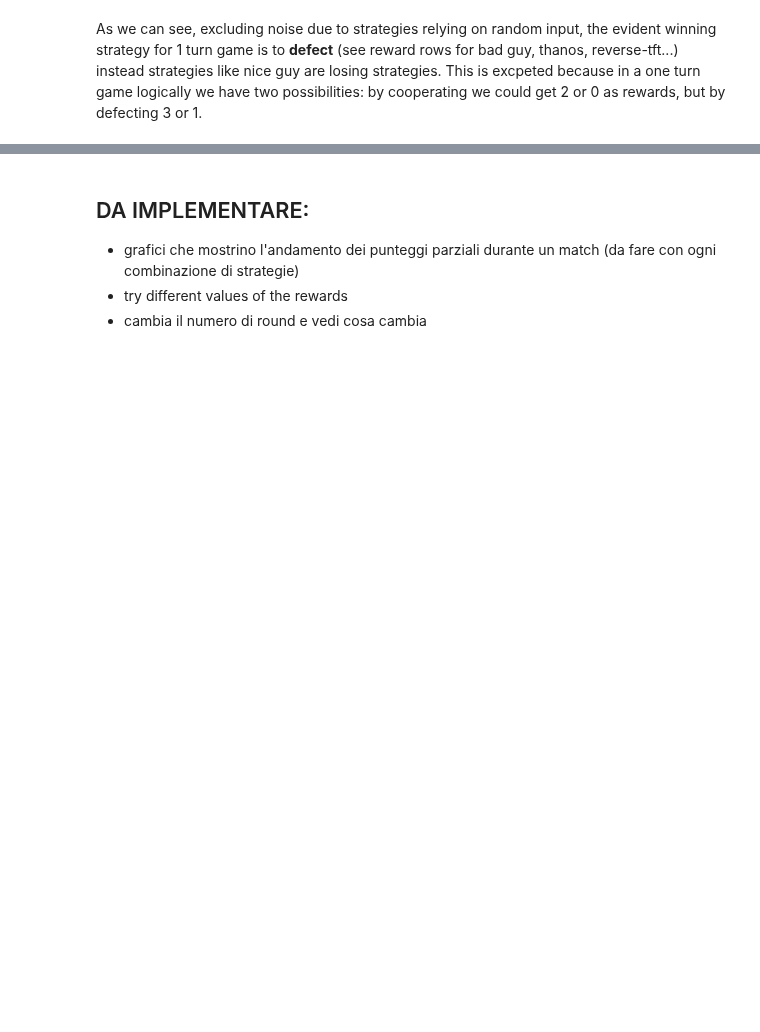
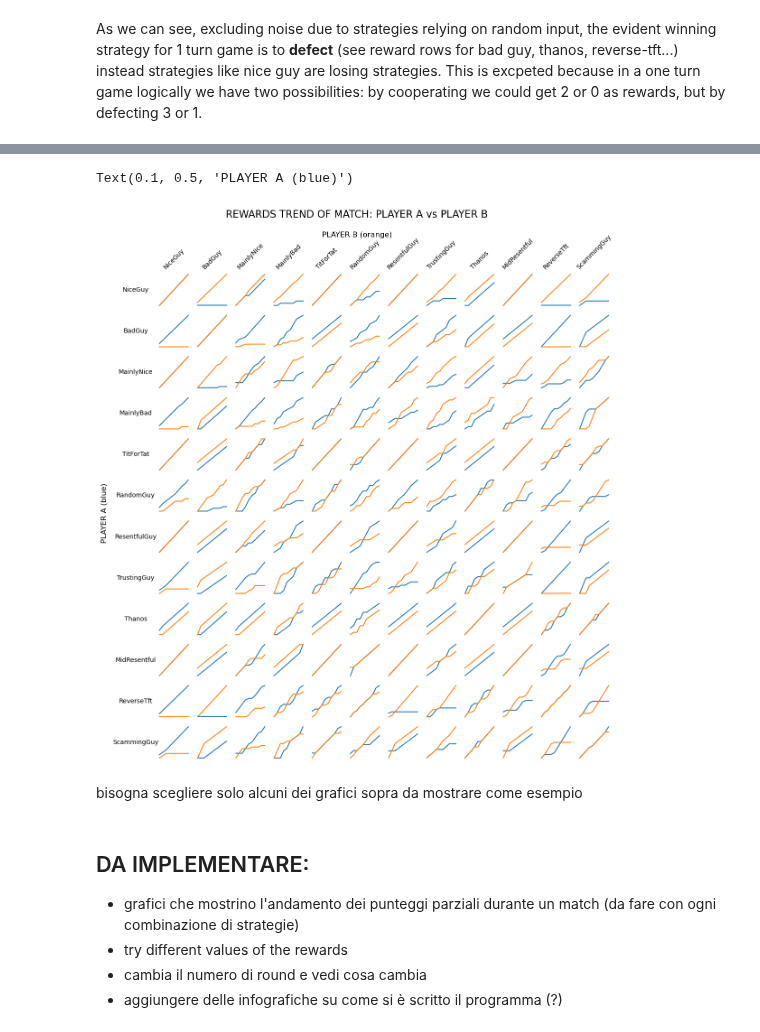
Before and after one commit to LeoPi314/LCP_projects_Y7_Group_4, a Jupyter notebook: round.ipynb, the cells around one changed output, grey strips where cells are left out. Saved outputs shown, nothing was run; the diff lists cells and outputs as text; code cells hidden in the pictures; blank space fills up the shorter version.

```diff
--- a/round.ipynb
+++ b/round.ipynb
@@ -306,5 +361,41 @@ plt.show()
+# %%
+# PLOT of partial rewards to see the evolution of matches:
+
+strategy_names = list(strategies.keys())                              # list with the strategy names
+num_strat = len(strategies)                                           # number of strategies
+
+fig, axs = plt.subplots(num_strat, num_strat+1 ,figsize=(14,14))      # one more column for writing strategy names
+x_axis = np.arange(N)          # array for x axis plots
+
+# let's plot graphs:
+for i in range(num_strat):
+    for j in range(1, num_strat+1):
+        rew_i, rew_j = zip( *table_partial_rewards[i][j-1] )           # extrapolate array of rewards for the two strategies
+        axs[i][j].plot(x_axis, rew_i)
+        axs[i][j].plot(x_axis, rew_j)
+        axs[i][j].axis("off")                                          # remove axes and values for clarity
+
+# let's write strategy names on x axis:
+for j in range(num_strat):
+    axs[0][j+1].set_title(f"{strategy_names[j]}", rotation=45, fontsize=10)         # rotation for clarity
+
+# let's write strategy names in blank first column of graphs (so on y axis)
+for i in range(num_strat):
+    axs[i][0].axis("off")
+    axs[i][0].text(0.5,0.5,f"{strategy_names[i]}", ha='center', va='center', color='black')
+
+# overall title and axis names
+fig.suptitle("REWARDS TREND OF MATCH: PLAYER A vs PLAYER B", fontsize=16)
+fig.text(0.5, 0.94, 'PLAYER B (orange)', ha='center', va='center', fontsize=12)  # Asse X
+fig.text(0.1, 0.5, 'PLAYER A (blue)', ha='center', va='center', rotation='vertical', fontsize=12)  # Asse Y
+# %% [output]
+Text(0.1, 0.5, 'PLAYER A (blue)')
+[figure, added]
+# %% [markdown]
+bisogna scegliere solo alcuni dei grafici sopra da mostrare come esempio
 # %% [markdown]
 ## DA IMPLEMENTARE:
 * grafici che mostrino l'andamento dei punteggi parziali durante un match (da fare con ogni combinazione di strategie)
 * try different values of the rewards
 * cambia il numero di round e vedi cosa cambia
+* aggiungere delle infografiche su come si è scritto il programma (?)
```
Also changed, not shown: parts of 9 cells of this notebook, 1 other file.
